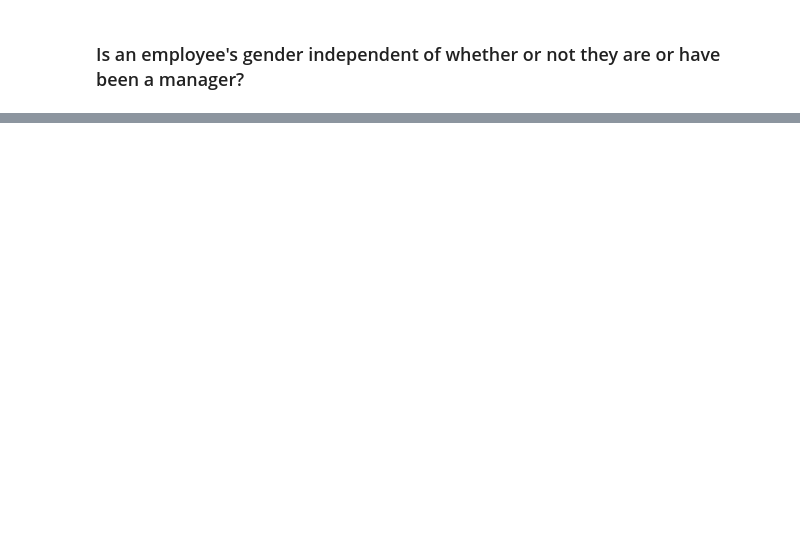
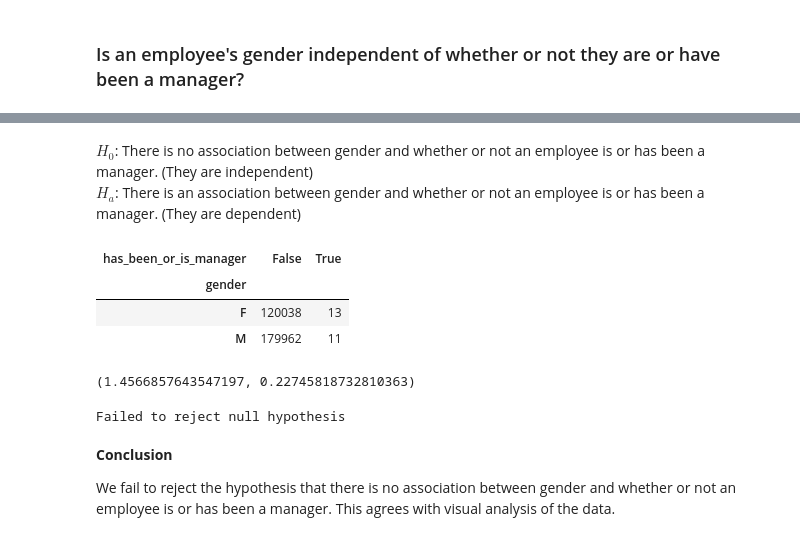
Before and after one commit to alegarcia-dev/statistics-exercises, a Jupyter notebook: hypothesis_testing.ipynb, the cells around one changed output, grey strips where cells are left out. Cells and saved outputs as stored; diff of their text form; code cells hidden in the pictures; blank space fills up the shorter version.

```diff
--- a/hypothesis_testing.ipynb
+++ b/hypothesis_testing.ipynb
@@ -863,2 +873,14 @@ The null hypothesis is rejected
 # %% [markdown]
 ### Is an employee's gender independent of whether or not they are or have been a manager?
+# %%
+sql = '''
+SELECT
+    emp_no,
+    gender,
+    IF(dept_no IS NOT NULL, 'True', 'False') AS has_been_or_is_manager
+FROM employees
+LEFT JOIN dept_manager USING (emp_no);
+'''
+
+employees = pd.read_sql(sql, get_db_url('employees'))
+employees.info()
@@ -864,0 +898,25 @@ The null hypothesis is rejected
+# %% [markdown]
+$H_0$: There is no association between gender and whether or not an employee is or has been a manager. (They are independent)
+<br>
+$H_a$: There is an association between gender and whether or not an employee is or has been a manager. (They are dependent)
+# %%
+observed = pd.crosstab(employees.gender, employees.has_been_or_is_manager)
+observed
+# %% [output]
+| has_been_or_is_manager | False | True |
+| gender |  |  |
+| F | 120038 | 13 |
+| M | 179962 | 11 |
+# %%
+χ2, p, degf, expected = stats.chi2_contingency(observed)
+χ2, p
+# %% [output]
+(1.4566857643547197, 0.22745818732810363)
+# %%
+test_independence(p)
+# %% [output]
+Failed to reject null hypothesis
+# %% [markdown]
+**Conclusion**
+
+We fail to reject the hypothesis that there is no association between gender and whether or not an employee is or has been a manager. This agrees with visual analysis of the data.
```
Also changed, not shown: parts of 15 cells of this notebook.
